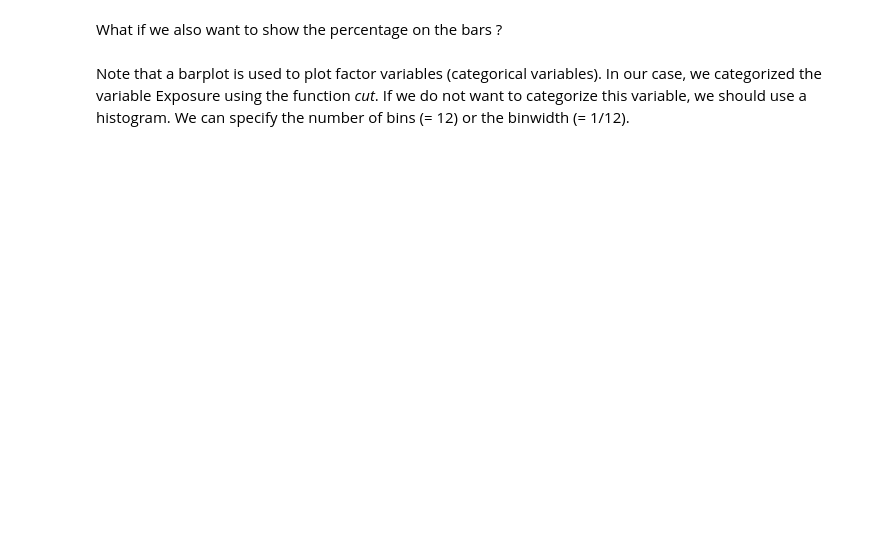
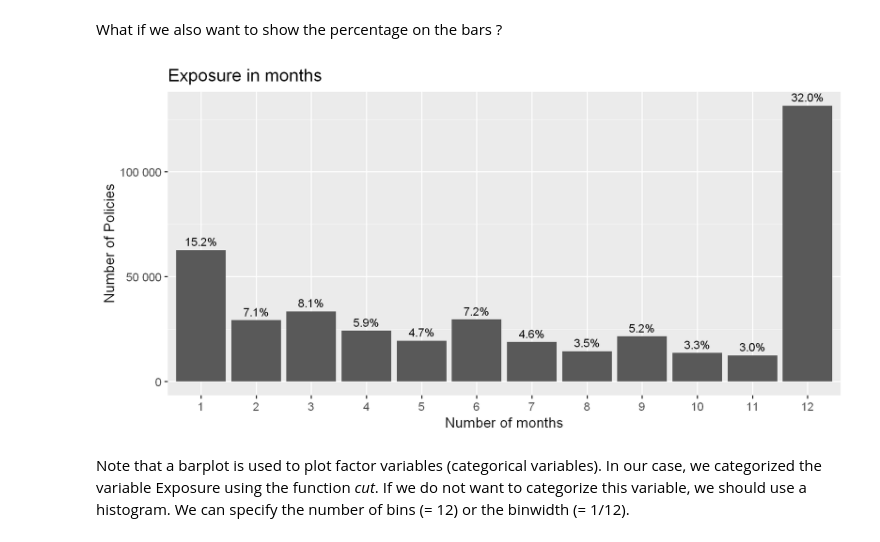
Before and after one commit to fpechon/UCLouvain-LACTU2110, a Jupyter notebook: 1. Introduction/1. Brief Introduction to R and Descriptive Analysis of the Dataset.ipynb, the cells around one changed output. Cells and saved outputs as stored; diff of their text form; code cells hidden in the pictures; blank space fills up the shorter version.

```diff
--- a/1. Introduction/1. Brief Introduction to R and Descriptive Analysis of the Dataset.ipynb
+++ b/1. Introduction/1. Brief Introduction to R and Descriptive Analysis of the Dataset.ipynb
@@ -123,6 +193,8 @@ table(table(dataset$PolicyID))
 It appears that in this dataset the variable *PolicyID* is a **factor**. A factor variable has different *levels*. It appears that some PolicyID may be missing here (removed from the dataset, probably when we filtered out some policies). It is as if we had a 3-level categorical variable, for instance, color of a car, which takes three possible values: red, blue, gray, but in our dataset, we would only have red and blue cars. Gray would still be a level, but with no observation (i.e. no row) corresponding to a gray car.
 
 To remove unused levels, we can use on the function **droplevels**.
+# %%
+dataset$PolicyID = droplevels(dataset$PolicyID)
 # %% [markdown]
 ### Exposure in month
 The Exposure reveals the fraction of the year during which the policyholder is in the portfolio.
@@ -152,15 +236,17 @@ ggplot(dataset)+geom_bar(aes(x=cut(Exposure,
 What if we also want to show the percentage on the bars ?
 # %%
 ggplot(dataset, aes(x=cut(Exposure, breaks = seq(from = 0, to = 1,by = 1/12), labels = 1:12),
-                    label = scales::percent(prop.table(stat(count)), accuracy = 0.1)))+
+                    label = scales::percent(prop.table(after_stat(count)), accuracy = 0.1)))+
   geom_bar() +
   geom_text(stat = 'count',
             vjust = -0.5,
             size = 3) +
   scale_x_discrete(name = "Number of months") +
   scale_y_continuous(name = "Number of Policies",
                      label = label_number()) +
   ggtitle("Exposure in months")
+# %% [output]
+[figure, added]
 # %% [markdown]
 Note that a barplot is used to plot factor variables (categorical variables). In our case, we categorized the variable Exposure using the function *cut*. If we do not want to categorize this variable, we should use a histogram. We can specify the number of bins (= 12) or the binwidth (= 1/12).
 # %%
```
Also changed, not shown: parts of 52 cells of this notebook, 27 other files.
